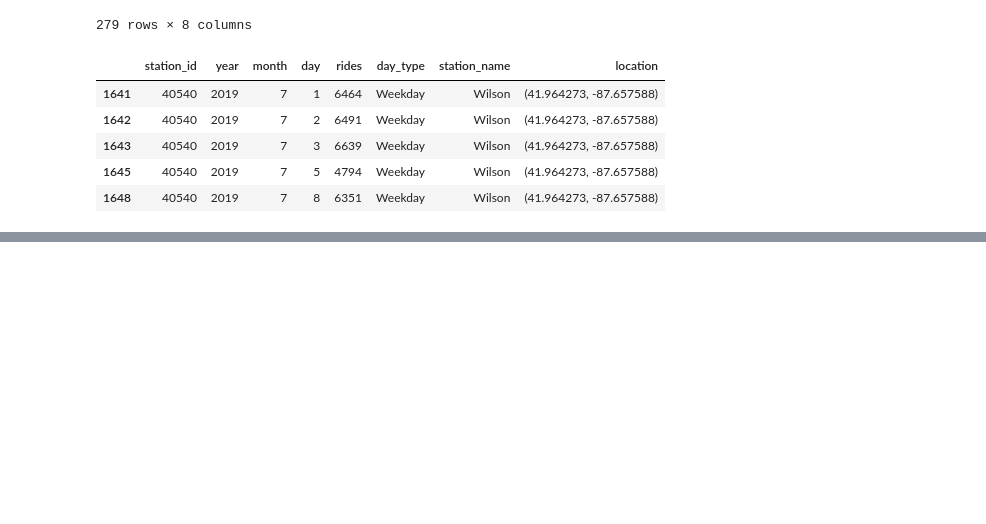
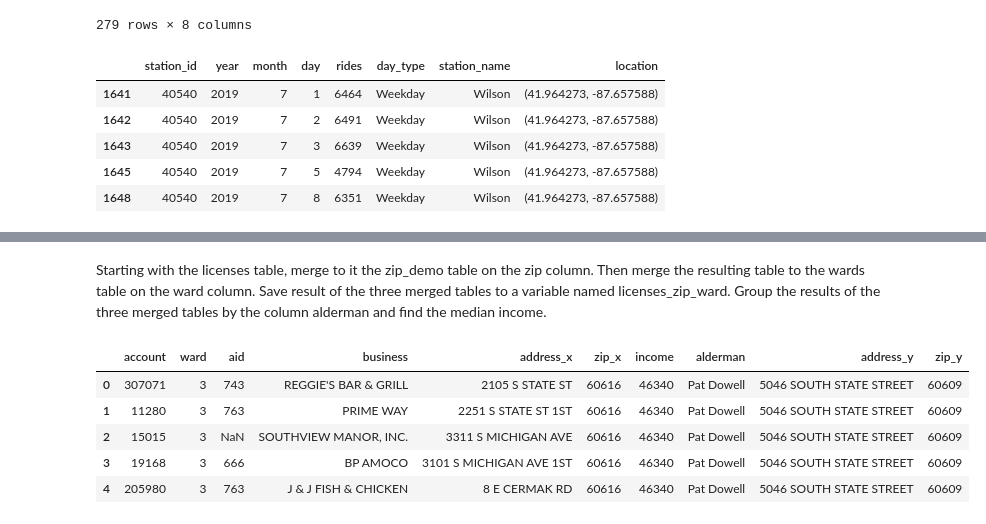
Before and after one commit to albertNSBM/Joining-Data_with-Pandas, a Jupyter notebook: Joining_Data_Pandas.ipynb, the cells around one changed output, grey strips where cells are left out. Saved outputs shown, nothing was run; the diff lists cells and outputs as text; code cells hidden in the pictures; blank space fills up the shorter version.

Commit message:
joining and find median

```diff
--- a/Joining_Data_Pandas.ipynb
+++ b/Joining_Data_Pandas.ipynb
@@ -15,6 +15,7 @@ biz_owners=pd.read_pickle('Datasets/business_owners.p')
 cal=pd.read_pickle('Datasets/cta_calendar.p')
 ridership=pd.read_pickle('Datasets/cta_ridership.p')
 stations=pd.read_pickle('Datasets/stations.p')
+zip_demo=pd.read_pickle('Datasets/zip_demo.p')
 # %%
 # Merge taxi_owners with taxi_veh on the column vid, and save the result to taxi_own_veh.
 taxi_own_veh= taxi_owners.merge(taxi_veh,on='vid')
@@ -146,0 +149,17 @@ ValueError: Cannot index with multidimensional key
+# %% [markdown]
+Starting with the licenses table, merge to it the zip_demo table on the zip column. Then merge the resulting table to the wards table on the ward column. Save result of the three merged tables to a variable named licenses_zip_ward.
+Group the results of the three merged tables by the column alderman and find the median income.
+# %%
+#merging two tables of licence and zip_demo
+
+licenses_zip_ward=licenses.merge(zip_demo,on='zip')\
+                          .merge(ward,on='ward')
+# %%
+licenses_zip_ward.head()
+# %% [output]
+|  | account | ward | aid | business | address_x | zip_x | income | alderman | address_y | zip_y |
+| 0 | 307071 | 3 | 743 | REGGIE'S BAR & GRILL | 2105 S STATE ST | 60616 | 46340 | Pat Dowell | 5046 SOUTH STATE STREET | 60609 |
+| 1 | 11280 | 3 | 763 | PRIME WAY | 2251 S STATE ST 1ST | 60616 | 46340 | Pat Dowell | 5046 SOUTH STATE STREET | 60609 |
+| 2 | 15015 | 3 | NaN | SOUTHVIEW MANOR, INC. | 3311 S MICHIGAN AVE | 60616 | 46340 | Pat Dowell | 5046 SOUTH STATE STREET | 60609 |
+| 3 | 19168 | 3 | 666 | BP AMOCO | 3101 S MICHIGAN AVE 1ST | 60616 | 46340 | Pat Dowell | 5046 SOUTH STATE STREET | 60609 |
+| 4 | 205980 | 3 | 763 | J & J FISH & CHICKEN | 8 E CERMAK RD | 60616 | 46340 | Pat Dowell | 5046 SOUTH STATE STREET | 60609 |
```
Also changed, not shown: parts of 5 cells of this notebook.
